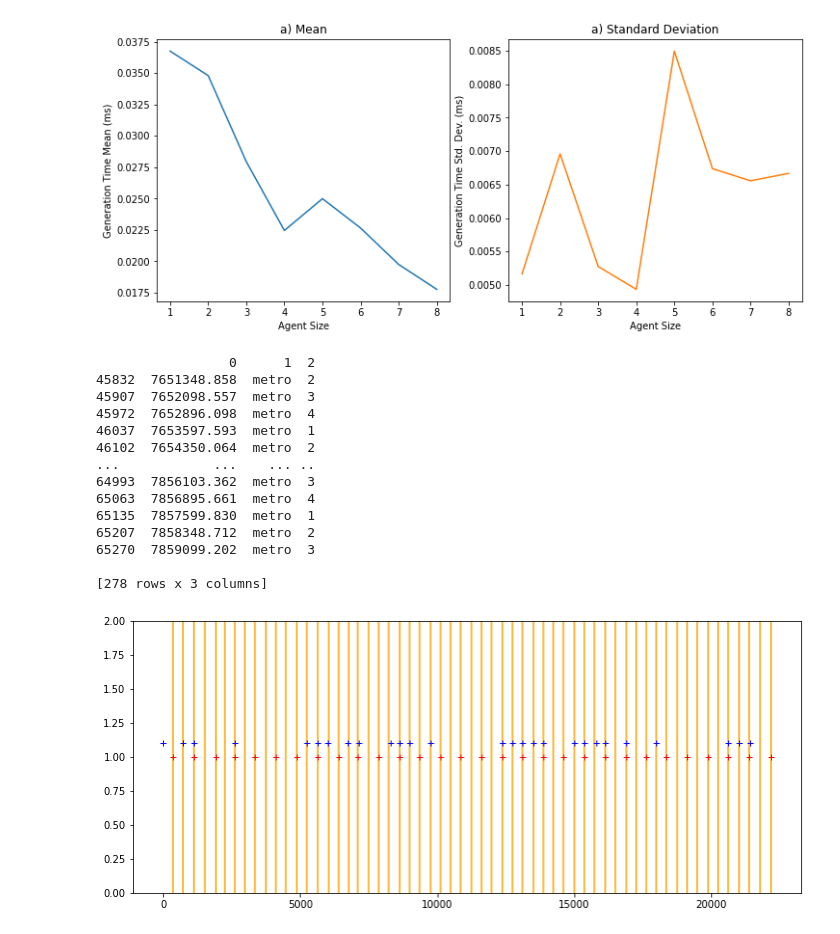
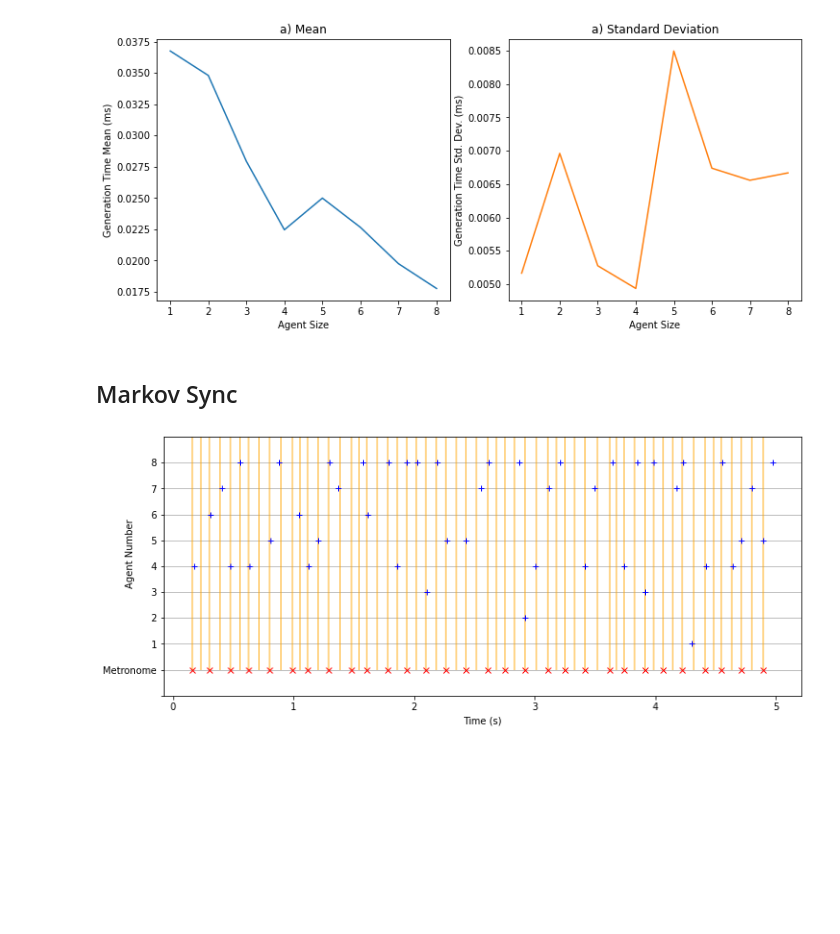
Before and after one commit to pedro-lucas-bravo/master_thesis_data_analysis, a Jupyter notebook: 6-markov.ipynb, the cells around one changed output. Drawn from its saved outputs; the diff is of its cells as text; code cells hidden in the pictures; blank space fills up the shorter version.

Commit message:
Implement the chart for showing markov output together with metronome

```diff
--- a/6-markov.ipynb
+++ b/6-markov.ipynb
@@ -307,48 +307,55 @@ Anova or kruskal:
 KruskalResult(statistic=1077.8437488665593, pvalue=1.8132498511193898e-228)
 <Figure size 432x288 with 0 Axes>
 [figure]
+# %% [markdown]
+## Markov Sync
 # %%
-user_data = pd.read_csv('./FinalDatasets/users/pedro.txt')
+user_data = pd.read_csv('./FinalDatasets/users/lasse.txt')
 
-markov_data_str = user_data.loc[user_data['start'].str.contains('markov')]
-markov_data = markov_data_str.start.str.split(pat=' ',expand=True)
-markov_note_on_a1 = markov_data.loc[(markov_data[4] != '0') & (markov_data[2] == '7')]
-#print(markov_note_on_a1)
-startTime = float(markov_note_on_a1.values[0][0])
+markov_data_agents = []
+lastTime = 0 #time in wich appear the first note of the last agent
+for i in range(0, 8):
+    markov_data_str = user_data.loc[user_data['start'].str.contains('markov')]
+    markov_data = markov_data_str.start.str.split(pat=' ',expand=True)
+    markov_note_on_a = markov_data.loc[(markov_data[4] != '0') & (markov_data[2] == '' + str(i))]
+    #print(i)
+    lastTime = float(markov_note_on_a.values[0][0])
+    markov_data_agents.append(markov_note_on_a)
+
+startTime = lastTime + 120000
+endTime = startTime + 5000
 
 metro_data_str = user_data.loc[user_data['start'].str.contains('metro')]
 metro_data = metro_data_str.start.str.split(pat=' ',expand=True)
-metro_data_on_a1 = metro_data.loc[metro_data[0].astype(float) > startTime]
-print(metro_data_on_a1)
 
+for i in range(0, 8):
+    markov_data_agents[i] = markov_data_agents[i].loc[(markov_data_agents[i][0].astype(float) > startTime) & (markov_data_agents[i][0].astype(float) < endTime)]
+    #print(metro_data_on_a1)
 
+metro_data_on_agents = metro_data.loc[(metro_data[0].astype(float) > startTime) & (metro_data[0].astype(float) < endTime)]
+metro_data_extracted = np.array(metro_data_on_agents[0].values).astype(np.float) - startTime
+metro_vlines = (metro_data_extracted[1:] + metro_data_extracted[:-1]) / 2
 
-# startTime = metro_markov_data['ticks-1-60sec'][0]
-# metro_data = metro_markov_data[metro_markov_data['event-beat-b-or-agent-n'] == 'b']
-# a1_data = metro_markov_data[metro_markov_data['event-beat-b-or-agent-n'] == 'a8']
-
-metro_data_extracted = np.array(metro_data_on_a1[0].values)[0:30].astype(np.float) - startTime
-metro_vlines = (metro_data_extracted[1:] + metro_data_extracted[:-1]) / 2
-a1_data_extracted = np.array(markov_note_on_a1[0].values)[0:30-3].astype(np.float) - startTime
-plt.figure(figsize=(12, 5))
-plt.plot(metro_data_extracted, [1] * len(metro_data_extracted), 'r+')
-plt.plot(a1_data_extracted, [1.1] * len(a1_data_extracted), 'b+')
-plt.vlines(np.concatenate([metro_data_extracted, metro_vlines]), 0, 2,  color = 'orange')
-plt.ylim([0, 2])
+fig, ax = plt.subplots(figsize=(12, 5))
+#plt.figure(figsize=(12, 5))
+#print(xx)
+plt.plot(metro_data_extracted / 1000, [0] * len(metro_data_extracted), 'rx')
+for i in range(0, 8):
+    a_data_extracted = np.array(markov_data_agents[i][0].values).astype(np.float) - startTime
+    plt.plot(a_data_extracted /1000, [i + 1] * len(a_data_extracted), 'b+')
+plt.vlines(np.concatenate([metro_data_extracted, metro_vlines]) / 1000, 0, i + 3,  color = 'orange', alpha = 0.6)
+plt.ylim([-1, i + 2 ])
+yticks = np.arange(-1, i + 2, step=1)
+plt.yticks(yticks)
+labelsY = yticks.astype(np.str)#[item.get_text() for item in ax.get_yticklabels()]
+labelsY[0] = ''
+labelsY[1] = 'Metronome'
+ax.set_yticklabels(labelsY)
+plt.xlabel('Time (s)')
+plt.ylabel('Agent Number')
+ax.yaxis.set_label_coords(-0.045,0.55)
+plt.grid(visible = True, axis = 'y')
+plt.savefig('figures/markov-sync-agents.pdf')
 plt.show()
 # %% [output]
-                 0      1  2
-45832  7651348.858  metro  2
-45907  7652098.557  metro  3
-45972  7652896.098  metro  4
-46037  7653597.593  metro  1
-46102  7654350.064  metro  2
-...            ...    ... ..
-64993  7856103.362  metro  3
-65063  7856895.661  metro  4
-65135  7857599.830  metro  1
-65207  7858348.712  metro  2
-65270  7859099.202  metro  3
-
-[278 rows x 3 columns]
-[figure, old version]
+[figure, new version]
```
Also changed, not shown: parts of 1 cell of this notebook, 38 other files.
